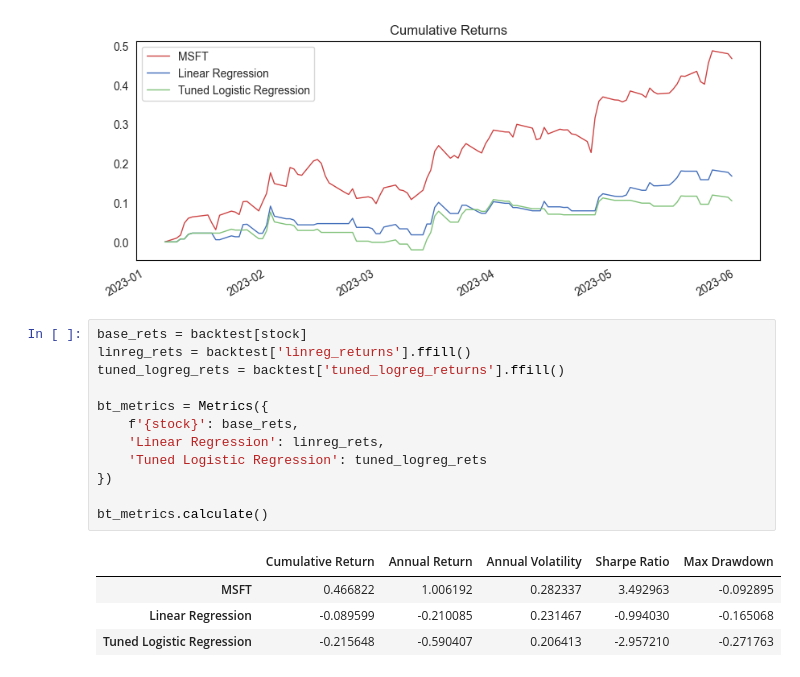
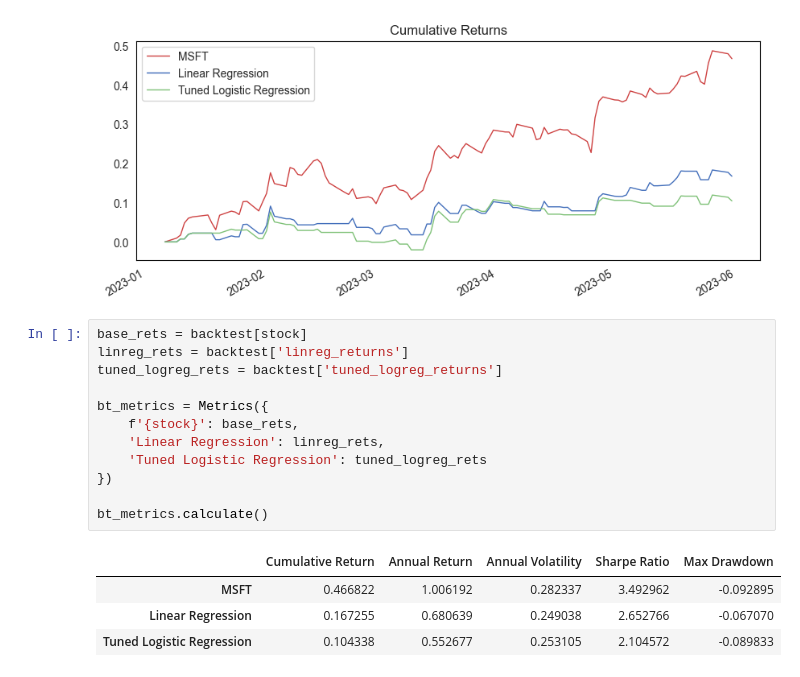
Before and after one commit to aungsias/Forays, a Jupyter notebook: Self/1. The Convergence of Models - Continuous and Binary Predictions in Stock Trading/index.ipynb, the cells around one changed output. Drawn from its saved outputs; the diff is of its cells as text.

```diff
--- a/Self/1. The Convergence of Models - Continuous and Binary Predictions in Stock Trading/index.ipynb
+++ b/Self/1. The Convergence of Models - Continuous and Binary Predictions in Stock Trading/index.ipynb
@@ -530,18 +530,18 @@ plt.xlabel('');
 [figure]
 # %%
 base_rets = backtest[stock]
-linreg_rets = backtest['linreg_returns'].ffill()
-tuned_logreg_rets = backtest['tuned_logreg_returns'].ffill()
+linreg_rets = backtest['linreg_returns']
+tuned_logreg_rets = backtest['tuned_logreg_returns']
 
 bt_metrics = Metrics({
     f'{stock}': base_rets,
     'Linear Regression': linreg_rets,
     'Tuned Logistic Regression': tuned_logreg_rets
 })
 
 bt_metrics.calculate()
 # %% [output]
 |  | Cumulative Return | Annual Return | Annual Volatility | Sharpe Ratio | Max Drawdown |
-| MSFT | 0.466822 | 1.006192 | 0.282337 | 3.492963 | -0.092895 |
-| Linear Regression | -0.089599 | -0.210085 | 0.231467 | -0.994030 | -0.165068 |
-| Tuned Logistic Regression | -0.215648 | -0.590407 | 0.206413 | -2.957210 | -0.271763 |
+| MSFT | 0.466822 | 1.006192 | 0.282337 | 3.492962 | -0.092895 |
+| Linear Regression | 0.167255 | 0.680639 | 0.249038 | 2.652766 | -0.067070 |
+| Tuned Logistic Regression | 0.104338 | 0.552677 | 0.253105 | 2.104572 | -0.089833 |
```
Also changed, not shown: parts of 6 cells of this notebook.
